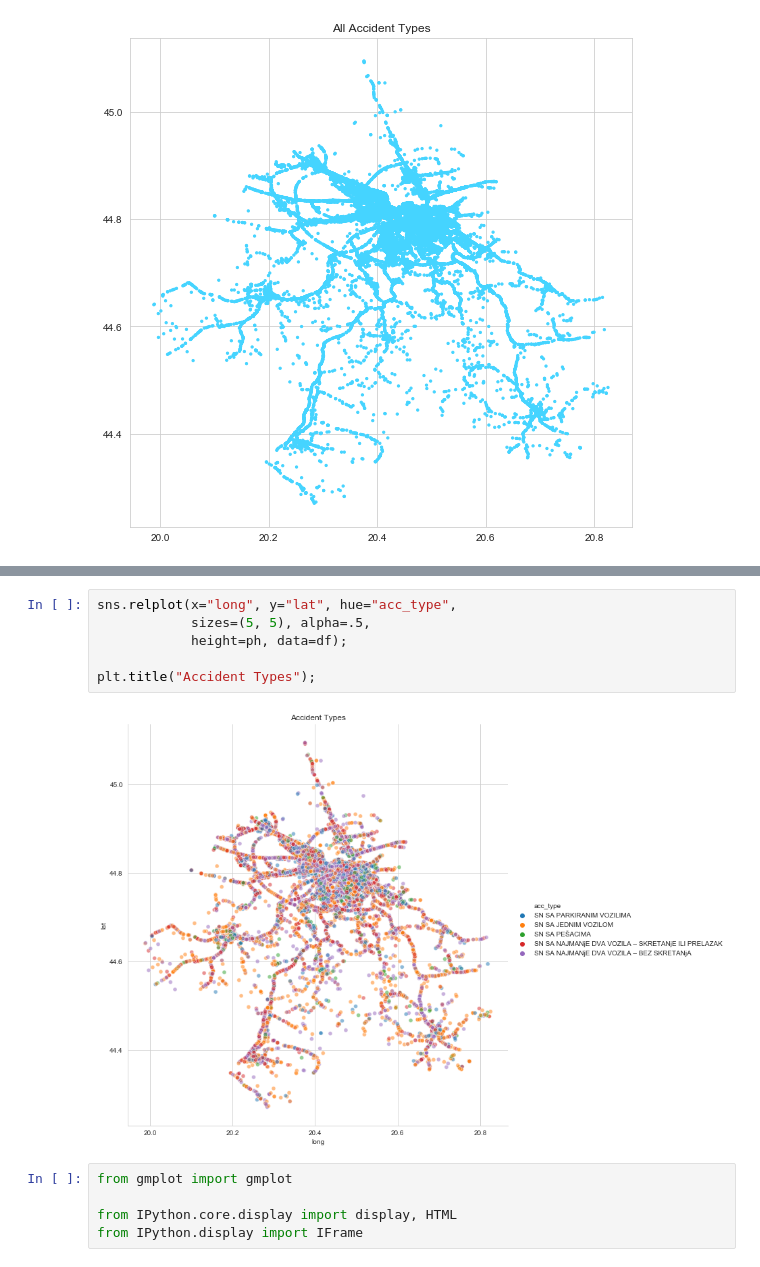
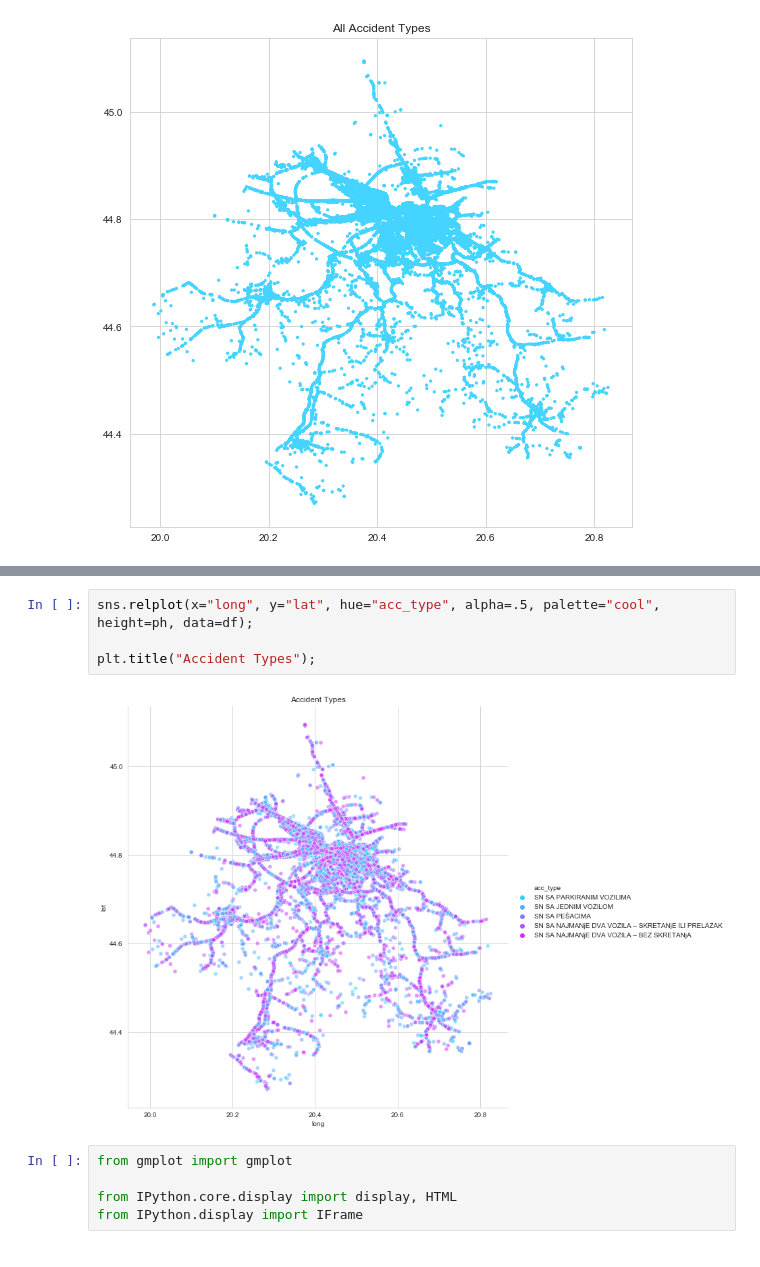
Before and after one commit to BrunnoRicci/traffic-accidents-belgrade, a Jupyter notebook: eda-traffic-belgrade.ipynb, the cells around one changed output, grey strips where cells are left out. Cells and saved outputs as stored; diff of their text form.

```diff
--- a/eda-traffic-belgrade.ipynb
+++ b/eda-traffic-belgrade.ipynb
@@ -254,13 +252,11 @@ plt.title("Accident Outcomes");
 # %% [output]
 [figure]
 # %%
-sns.relplot(x="long", y="lat", hue="acc_type",
-            sizes=(5, 5), alpha=.5,
-            height=ph, data=df);
+sns.relplot(x="long", y="lat", hue="acc_type", alpha=.5, palette="cool", height=ph, data=df);
 
 plt.title("Accident Types");
 # %% [output]
-[figure, old version]
+[figure, new version]
 # %%
 from gmplot import gmplot
 
```
Also changed, not shown: parts of 8 cells of this notebook, 2 other files.
